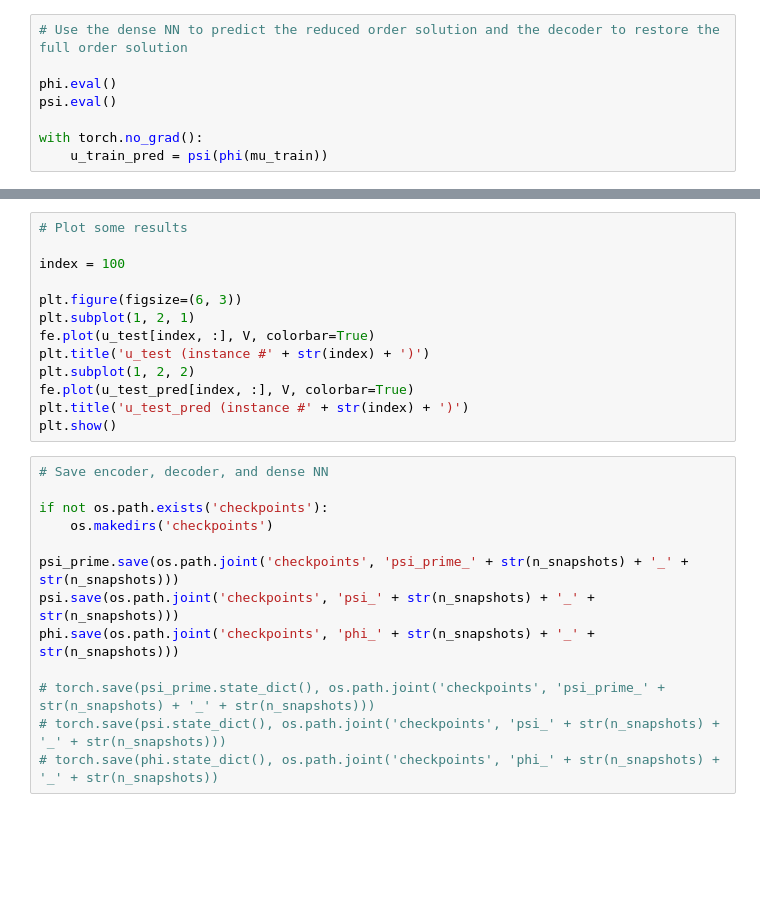
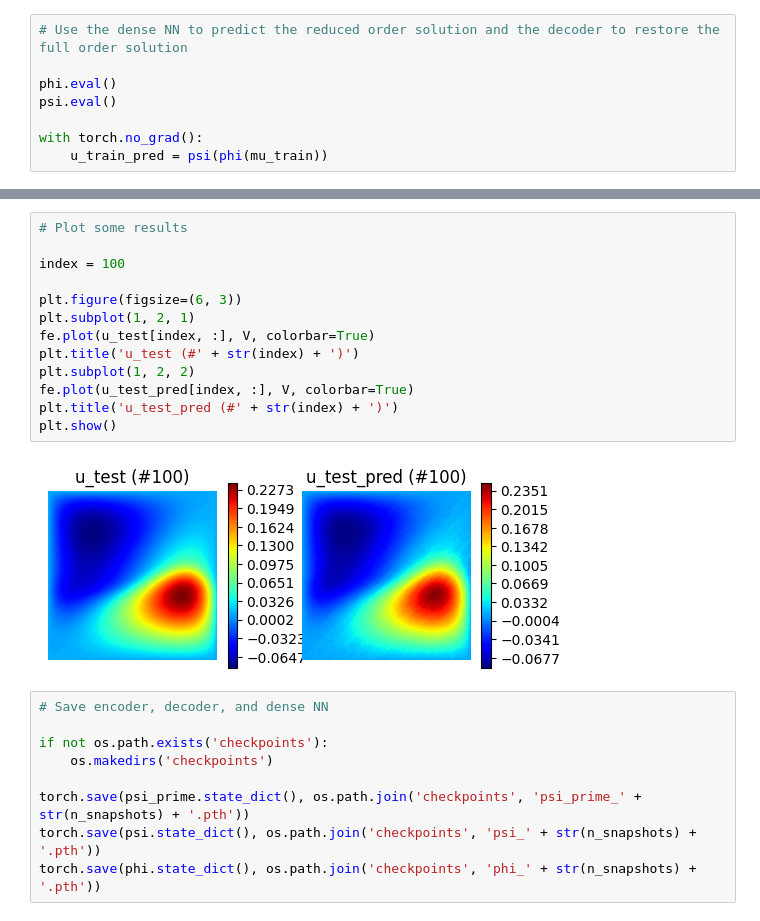
Before and after one commit to FraBet29/APSC_project, a Jupyter notebook: experiments/advection_diffusion/high_fidelity.ipynb, the cells around one changed output, grey strips where cells are left out. Cells and saved outputs as stored; diff of their text form; blank space fills up the shorter version.

```diff
--- a/experiments/advection_diffusion/high_fidelity.ipynb
+++ b/experiments/advection_diffusion/high_fidelity.ipynb
@@ -147,26 +152,24 @@ Relative test error: 6.72%
 # %%
 # Plot some results
 
 index = 100
 
 plt.figure(figsize=(6, 3))
 plt.subplot(1, 2, 1)
 fe.plot(u_test[index, :], V, colorbar=True)
-plt.title('u_test (instance #' + str(index) + ')')
+plt.title('u_test (#' + str(index) + ')')
 plt.subplot(1, 2, 2)
 fe.plot(u_test_pred[index, :], V, colorbar=True)
-plt.title('u_test_pred (instance #' + str(index) + ')')
+plt.title('u_test_pred (#' + str(index) + ')')
 plt.show()
+# %% [output]
+[figure, added]
 # %%
 # Save encoder, decoder, and dense NN
 
 if not os.path.exists('checkpoints'):
 	os.makedirs('checkpoints')
 
-psi_prime.save(os.path.joint('checkpoints', 'psi_prime_' + str(n_snapshots) + '_' + str(n_snapshots)))
-psi.save(os.path.joint('checkpoints', 'psi_' + str(n_snapshots) + '_' + str(n_snapshots)))
-phi.save(os.path.joint('checkpoints', 'phi_' + str(n_snapshots) + '_' + str(n_snapshots)))
-
-# torch.save(psi_prime.state_dict(), os.path.joint('checkpoints', 'psi_prime_' + str(n_snapshots) + '_' + str(n_snapshots)))
-# torch.save(psi.state_dict(), os.path.joint('checkpoints', 'psi_' + str(n_snapshots) + '_' + str(n_snapshots)))
-# torch.save(phi.state_dict(), os.path.joint('checkpoints', 'phi_' + str(n_snapshots) + '_' + str(n_snapshots))
+torch.save(psi_prime.state_dict(), os.path.join('checkpoints', 'psi_prime_' + str(n_snapshots) + '.pth'))
+torch.save(psi.state_dict(), os.path.join('checkpoints', 'psi_' + str(n_snapshots) + '.pth'))
+torch.save(phi.state_dict(), os.path.join('checkpoints', 'phi_' + str(n_snapshots) + '.pth'))
```
Also changed, not shown: parts of 7 cells of this notebook, 19 other files.
